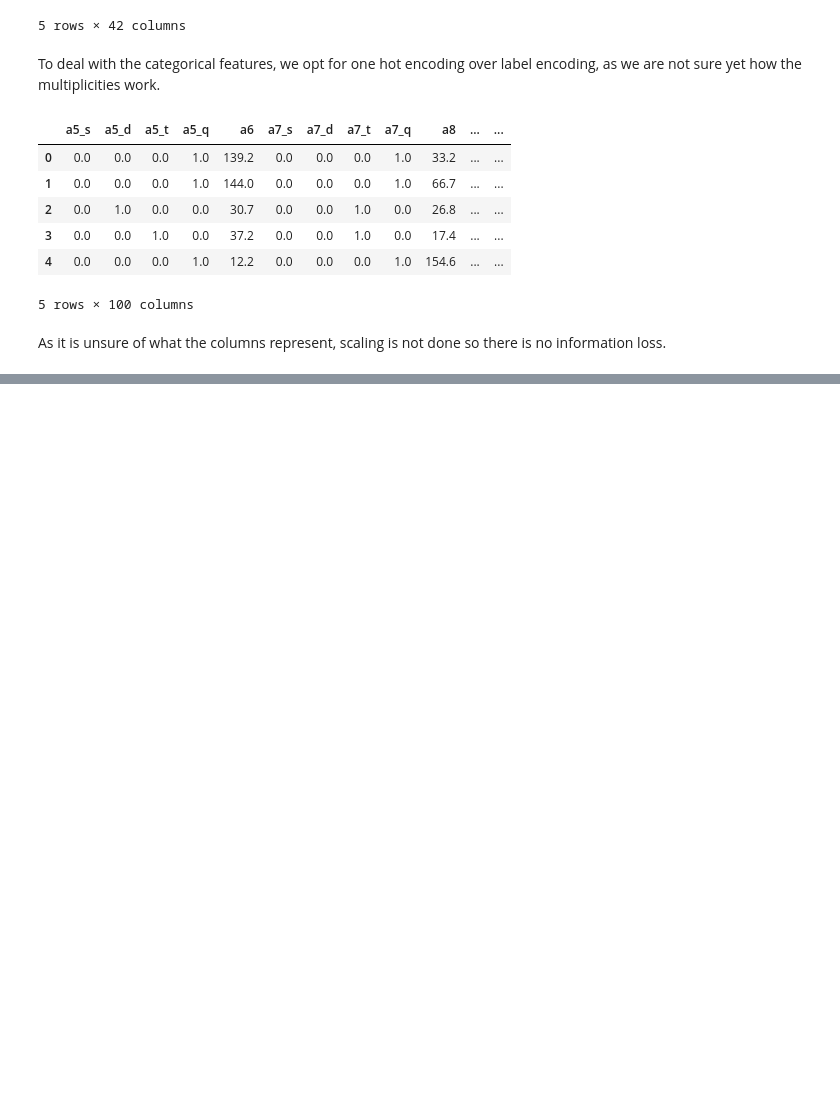
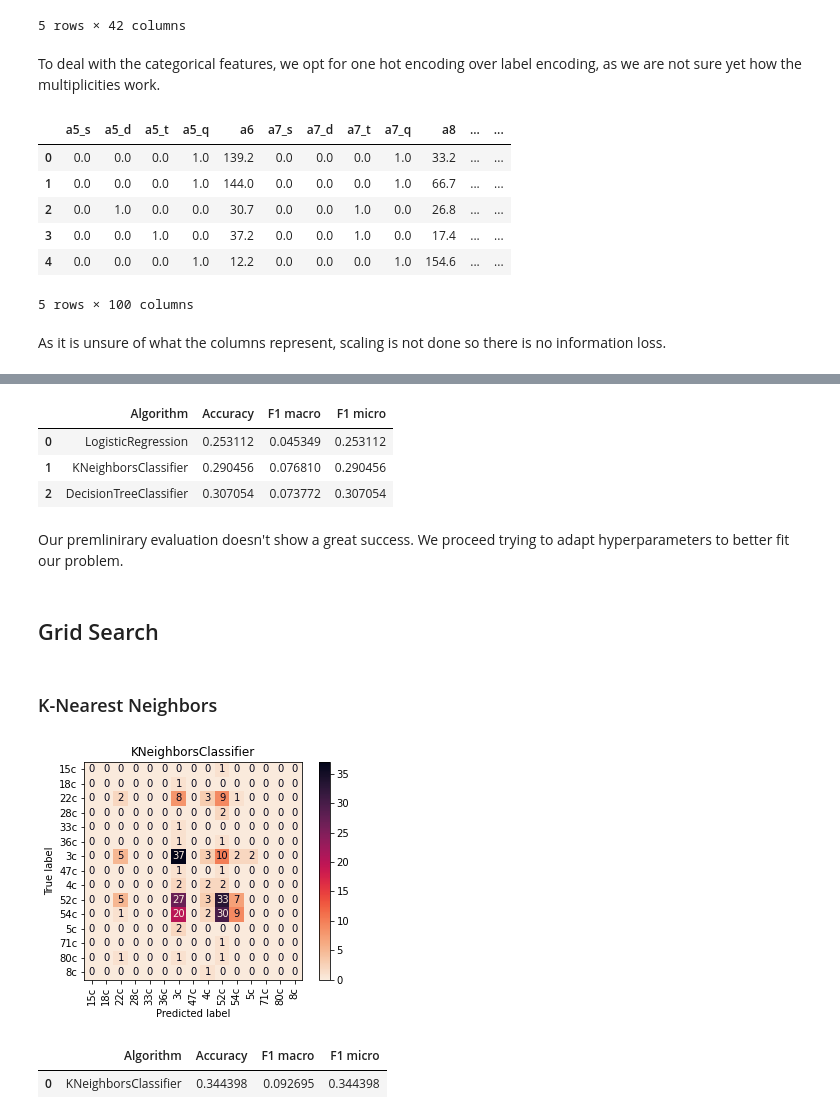
Before and after one commit to anaterovic/TFRTML, a Jupyter notebook: prep.ipynb, the cells around one changed output, grey strips where cells are left out. Saved outputs shown, nothing was run; the diff lists cells and outputs as text; code cells hidden in the pictures; blank space fills up the shorter version.

Commit message:
Abstraction of evaluation + alternative approach

```diff
--- a/prep.ipynb
+++ b/prep.ipynb
@@ -266 +275,48 @@ As it is unsure of what the columns represent, scaling is not done so there is n
+# %%
+def evaluate(clfs, X, y, plot=True):
+    results = []
+
+    for clf in clfs:
+        # Split the data into training and testing sets
+        X_train, X_test, y_train, y_test = train_test_split(X, y, test_size=0.2)
+
+        # Fit the model
+        clf.fit(X_train, y_train)
+
+        # Make predictions
+        y_pred = clf.predict(X_test)
+
+        # Get name of the classifier
+        name = type(clf).__name__
+
+        # Calculate different scores
+        res = {
+            'Algorithm': name,
+            'Accuracy': accuracy_score(y_test, y_pred),
+            'F1 macro': f1_score(y_test, y_pred, average='macro'),
+            'F1 micro': f1_score(y_test, y_pred, average='micro')
+        }
+
+        if plot:
+            plot_confusion_matrix(clf, X_test, y_test, cmap='rocket_r', xticks_rotation='vertical')
+            plt.title(name)
+            plt.show()
+
+        results.append(res)
+
+    return pd.DataFrame(results)
+# %%
+clfs_to_try = [LogisticRegression(),
+               KNeighborsClassifier(),
+               DecisionTreeClassifier()]
+evaluate(clfs_to_try, X, y, plot=False)
+# %% [output]
+|  | Algorithm | Accuracy | F1 macro | F1 micro |
+| 0 | LogisticRegression | 0.253112 | 0.045349 | 0.253112 |
+| 1 | KNeighborsClassifier | 0.290456 | 0.076810 | 0.290456 |
+| 2 | DecisionTreeClassifier | 0.307054 | 0.073772 | 0.307054 |
+# %% [markdown]
+Our premlinirary evaluation doesn't show a great success. We proceed trying to adapt hyperparameters to better fit our problem.
+# %% [markdown]
+## Grid Search
 # %%
@@ -268,0 +324,18 @@ X_train, X_test, y_train, y_test = train_test_split(X, y, test_size=0.2, random_
+# %% [markdown]
+### K-Nearest Neighbors
+# %%
+# Do a grid search
+clf = KNeighborsClassifier()
+grid_values = {'n_neighbors':[6,8,10,12,14,16,18,20],
+               'leaf_size':list(range(1,50,5)),
+               "metric":["euclidean", "manhattan", "chebyshev"],
+               'weights':['uniform', 'distance'],
+               'algorithm':['auto', 'ball_tree', 'kd_tree', 'brute']
+              }
+grid_clf_acc = GridSearchCV(clf, param_grid = grid_values,scoring = 'accuracy', n_jobs=-1)
+grid_clf_acc.fit(X_train, y_train)
+evaluate([KNeighborsClassifier(**grid_clf_acc.best_params_)], X, y)
+# %% [output]
+[figure, added]
+|  | Algorithm | Accuracy | F1 macro | F1 micro |
+| 0 | KNeighborsClassifier | 0.344398 | 0.092695 | 0.344398 |
```
Also changed, not shown: parts of 42 cells of this notebook.
